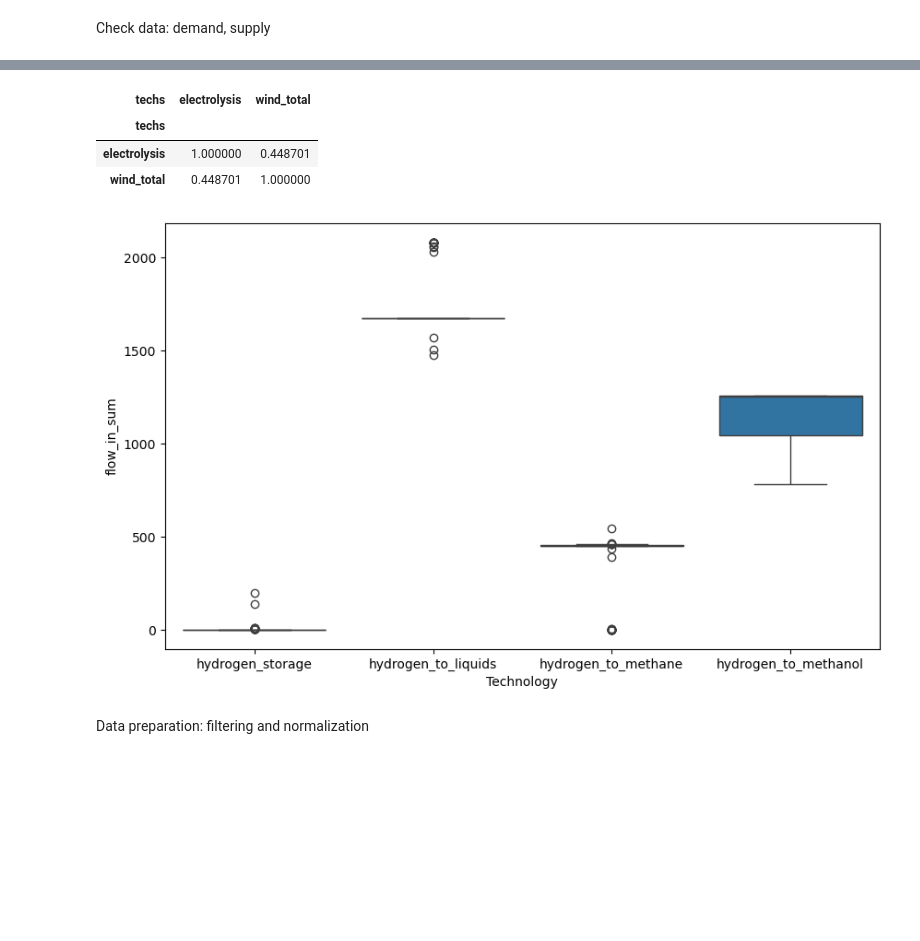
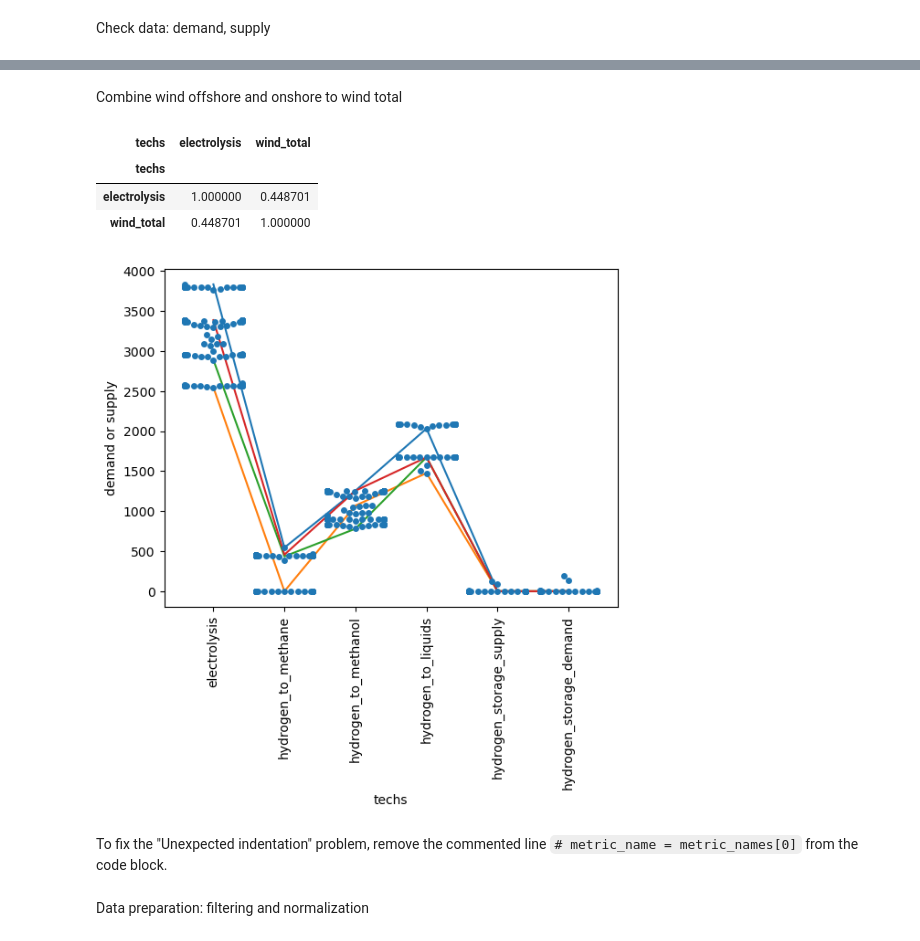
Before and after one commit to gnawin/mgaPlots, a Jupyter notebook: plot.ipynb, the cells around one changed output, grey strips where cells are left out. Saved outputs shown, nothing was run; the diff lists cells and outputs as text; code cells hidden in the pictures; blank space fills up the shorter version.

Commit message:
Add line plots for interested spore

```diff
--- a/plot.ipynb
+++ b/plot.ipynb
@@ -123,13 +138,12 @@ Check data: demand, supply
 # %%
 file_name = "slack-15"
 metric_names = ['flow_in_sum', 'flow_out_sum']
-metric_name = metric_names[1]
-df = read_csv(file_name, metric_name) # 0 is demand, 1 is supply
-# carrier_of_interest = ['hydrogen']
-carrier_of_interest = ['electricity']
-aggregated_df_c = filter_by_carrier(df, metric_name, carrier_of_interest, total=True)
-aggregated_df_c['techs'] = 'electricity_total'
-aggregated_df_c
+dfs = []
+for metric_name in metric_names:
+    df = read_csv(file_name, metric_name)
+    carrier_of_interest = ['hydrogen']
+    aggregated_df_c = filter_by_carrier(df, metric_name, carrier_of_interest, total=True)
+    dfs.append(aggregated_df_c)
 
-# plot_distribution(aggregated_df, metric_name, file_name, False)
+combined_df = pd.concat(dfs)
 # %% [output]
@@ -149,3 +163,5 @@ aggregated_df_c
+# %% [markdown]
+Combine wind offshore and onshore to wind total
 # %%
 technologies_of_interest = ['wind_offshore', 'wind_onshore', 'electrolysis']
 aggregated_df = filter_by_technology(df, metric_name, technologies_of_interest)
@@ -174,24 +179,40 @@ prepare_corr_matrix(aggregated_df_t, metric_name, technologies_of_interest)
 | electrolysis | 1.000000 | 0.448701 |
 | wind_total | 0.448701 | 1.000000 |
 # %%
+dfs = []
+new_metric_name = 'demand or supply'
+old_tech_name = 'hydrogen_storage'
+for metric_name in metric_names:
+    df = read_csv(file_name, metric_name)
+    df = df[df['carriers'].isin(['hydrogen'])]
+    # aggregated_df = df.groupby(['spore', 'techs'])[f'{metric_name}'].sum().reset_index()
+    total_df = df.groupby(['spore'])[f'{metric_name}'].sum().reset_index()
+    separate_df = df.groupby(['spore', 'techs'])[f'{metric_name}'].sum().reset_index()
+    separate_df['techs'] = separate_df['techs'].replace({old_tech_name: old_tech_name + "_supply" if metric_name==metric_names[1] else old_tech_name + "_demand"})
+    separate_df = separate_df.rename(columns={metric_name: new_metric_name})
+    dfs.append(separate_df)
 
-df = df[df['carriers'].isin(['hydrogen'])]
-df.head()
-# aggregated_df = df.groupby(['spore', 'techs'])[f'{metric_name}'].sum().reset_index()
-total_df = df.groupby(['spore'])[f'{metric_names[0]}'].sum().reset_index()
-separate_df = df.groupby(['spore', 'techs'])[f'{metric_names[0]}'].sum().reset_index()
+combined_df = pd.concat(dfs).reset_index(drop=True)
+combined_df = combined_df.sort_values(by='spore').reset_index(drop=True)
+combined_df.head(10)
 
-# separate_df = separate_df[separate_df['techs'].isin(['hydrogen_to_methanol'])]
-# separate_df
-plt.figure(figsize=(10, 6))
-# sns.violinplot(x='techs', y=metric_name, data=aggregated_df, palette=tech_color_dict, inner="quart")
-sns.boxplot(x='techs', y=metric_name, data=separate_df)
-plt.xlabel('Technology')
-plt.ylabel(f'{metric_name}')
-plt.savefig(f'outputs/{metric_name}_distribution_{file_name}.png', dpi=300, format='png')
-plt.show()
+# add missing techs (i.e., all tech must have a value for each spore)
+pivot_df = combined_df.pivot_table(index='spore', columns='techs', values=new_metric_name, fill_value=0).reset_index()
+melt_df = pivot_df.melt(id_vars='spore', value_name=new_metric_name).sort_values(by='spore')
+combined_df = melt_df
+
+
+sns.swarmplot(x='techs', y=new_metric_name, data=combined_df, dodge=True)
+plt.xticks(rotation=90)
+
+interested_spores = [93, 97, 162, 8]
+filtered_df = combined_df[combined_df['spore'].isin(interested_spores)]
+sns.lineplot(x='techs', y=new_metric_name, hue='spore', data=filtered_df, palette='tab10', legend=False)
+# plt.savefig('outputs/electrolysis_outliers_h2_demand_supply_absolute.png', dpi=300, format='png', bbox_inches='tight')
 # %% [output]
-[figure, old version]
+[figure, new version]
+# %% [markdown]
+To fix the "Unexpected indentation" problem, remove the commented line `# metric_name = metric_names[0]` from the code block.
 # %% [markdown]
 Data preparation: filtering and normalization
 # %%
```
Also changed, not shown: parts of 6 cells of this notebook.
